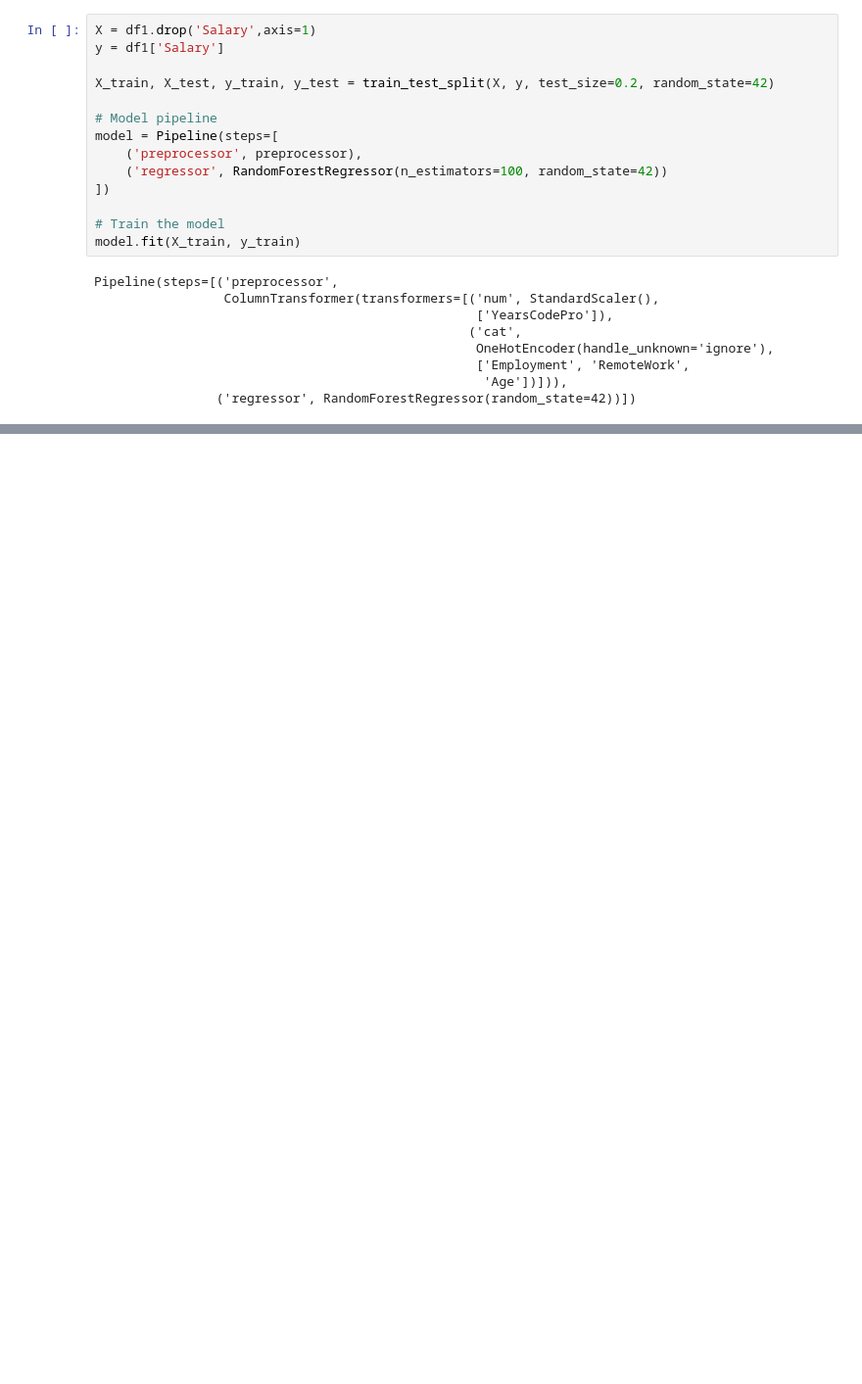
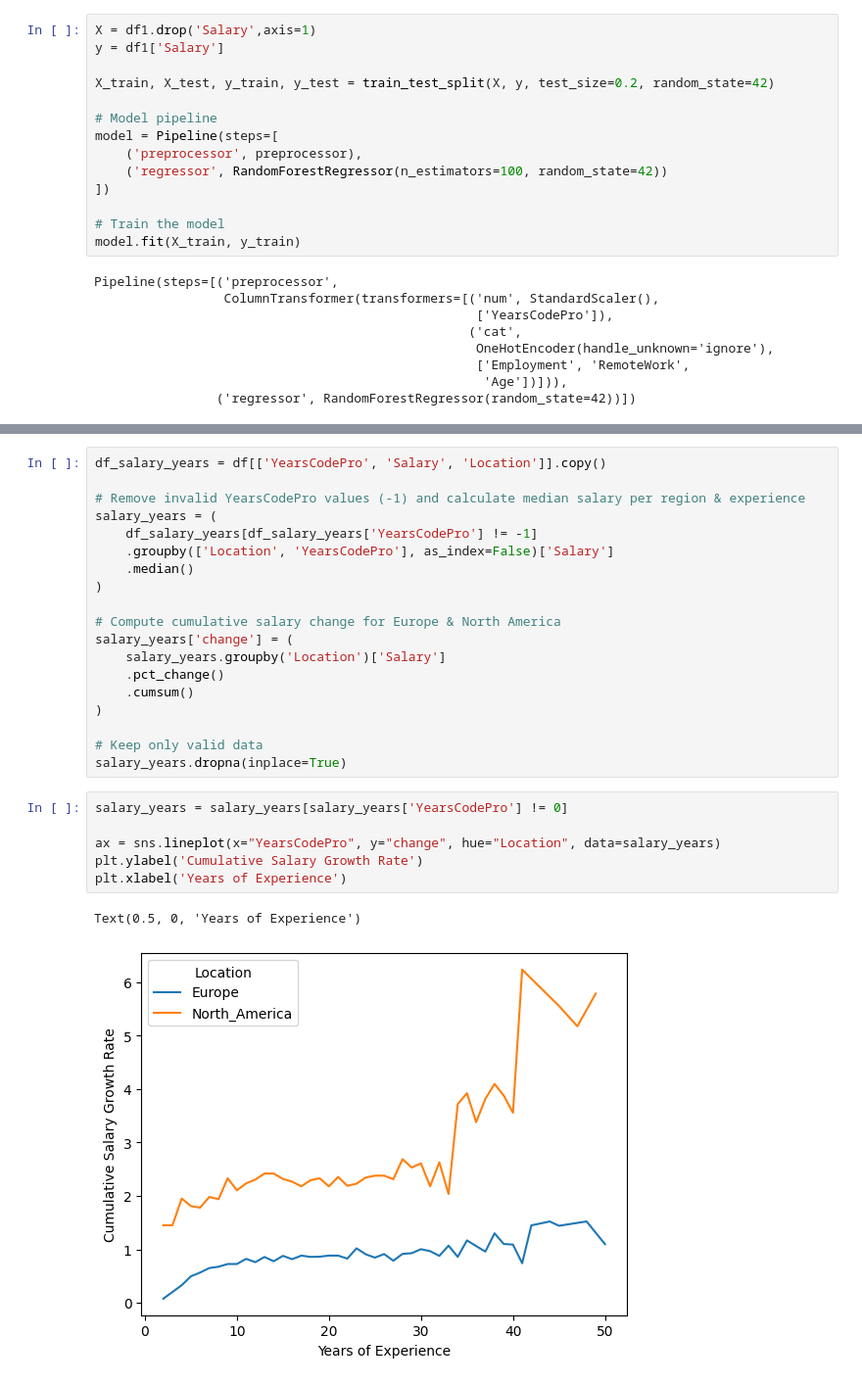
Before and after one commit to OmarMohamed7/dsnd-Stack-Overflow-Analysis, a Jupyter notebook: main.ipynb, the cells around one changed output, grey strips where cells are left out. Shown: that part at 98% size. Cells and saved outputs as stored; diff of their text form; blank space fills up the shorter version.

```diff
--- a/main.ipynb
+++ b/main.ipynb
@@ -183,0 +277,28 @@ R^2 Score: -2.3737519488717274
+# %%
+df_salary_years = df[['YearsCodePro', 'Salary', 'Location']].copy()
+
+# Remove invalid YearsCodePro values (-1) and calculate median salary per region & experience
+salary_years = (
+    df_salary_years[df_salary_years['YearsCodePro'] != -1]
+    .groupby(['Location', 'YearsCodePro'], as_index=False)['Salary']
+    .median()
+)
+
+# Compute cumulative salary change for Europe & North America
+salary_years['change'] = (
+    salary_years.groupby('Location')['Salary']
+    .pct_change()
+    .cumsum()
+)
+
+# Keep only valid data
+salary_years.dropna(inplace=True)
+# %%
+salary_years = salary_years[salary_years['YearsCodePro'] != 0]
+
+ax = sns.lineplot(x="YearsCodePro", y="change", hue="Location", data=salary_years)
+plt.ylabel('Cumulative Salary Growth Rate')
+plt.xlabel('Years of Experience')
+# %% [output]
+Text(0.5, 0, 'Years of Experience')
+[figure, added]
```
Also changed, not shown: parts of 39 cells of this notebook.
